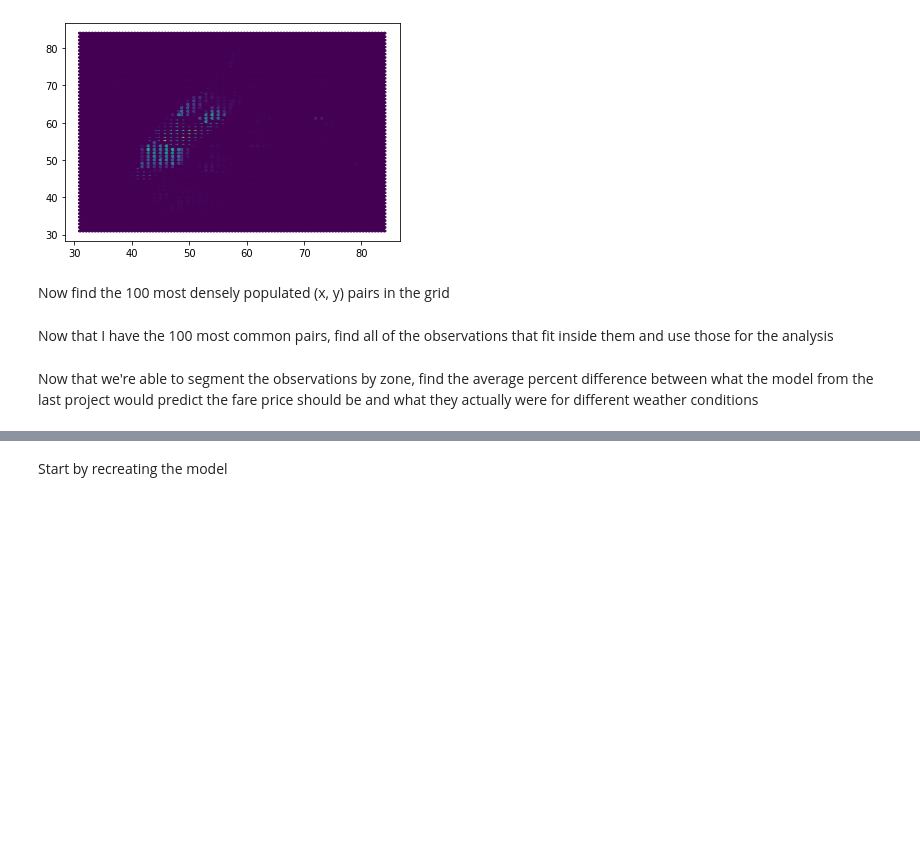
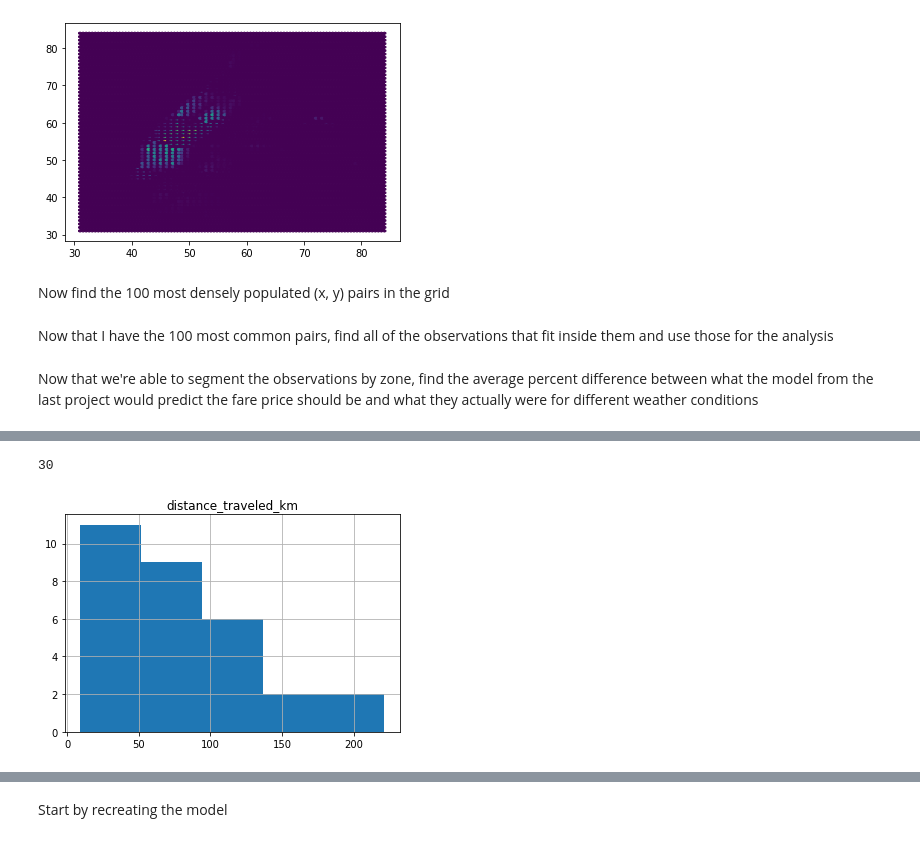
Before and after one commit to cla24/taxi_fare_weather, a Jupyter notebook: coordinates.ipynb, the cells around one changed output, grey strips where cells are left out. Cells and saved outputs as stored; diff of their text form; code cells hidden in the pictures; blank space fills up the shorter version.

```diff
--- a/coordinates.ipynb
+++ b/coordinates.ipynb
@@ -39,3 +36,5 @@ def hav_distance(lon1, lat1, lon2, lat2):
+# %%
+df['distance_bin'] = pd.cut(df['fare_amount'], bins = list(range(0, 300, 75))).astype(str)
 # %% [markdown]
 Drop the nans from the dataframe
 # %%
@@ -192,0 +413,9 @@ Now that we're able to segment the observations by zone, find the average percen
+# %%
+#df_snow['distance_traveled_km']
+
+snow_km = df_snow.hist(column='distance_traveled_km', bins=5)
+
+len(df_snow)
+# %% [output]
+30
+[figure, added]
```
Also changed, not shown: parts of 25 cells of this notebook.
